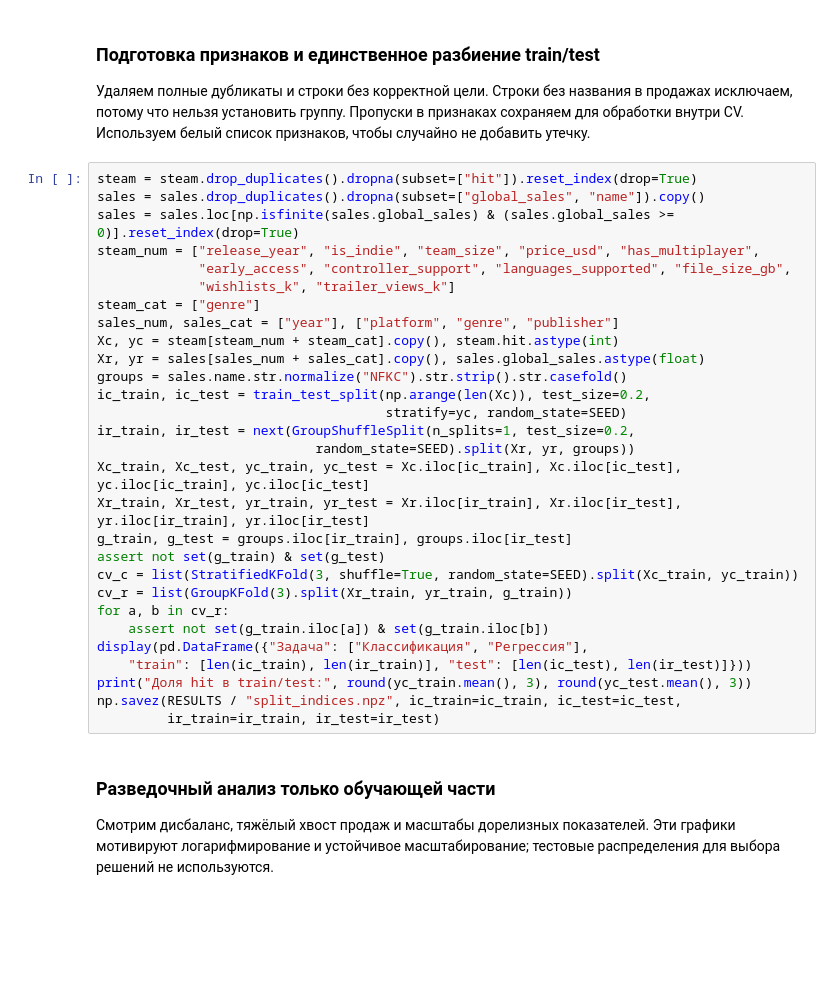
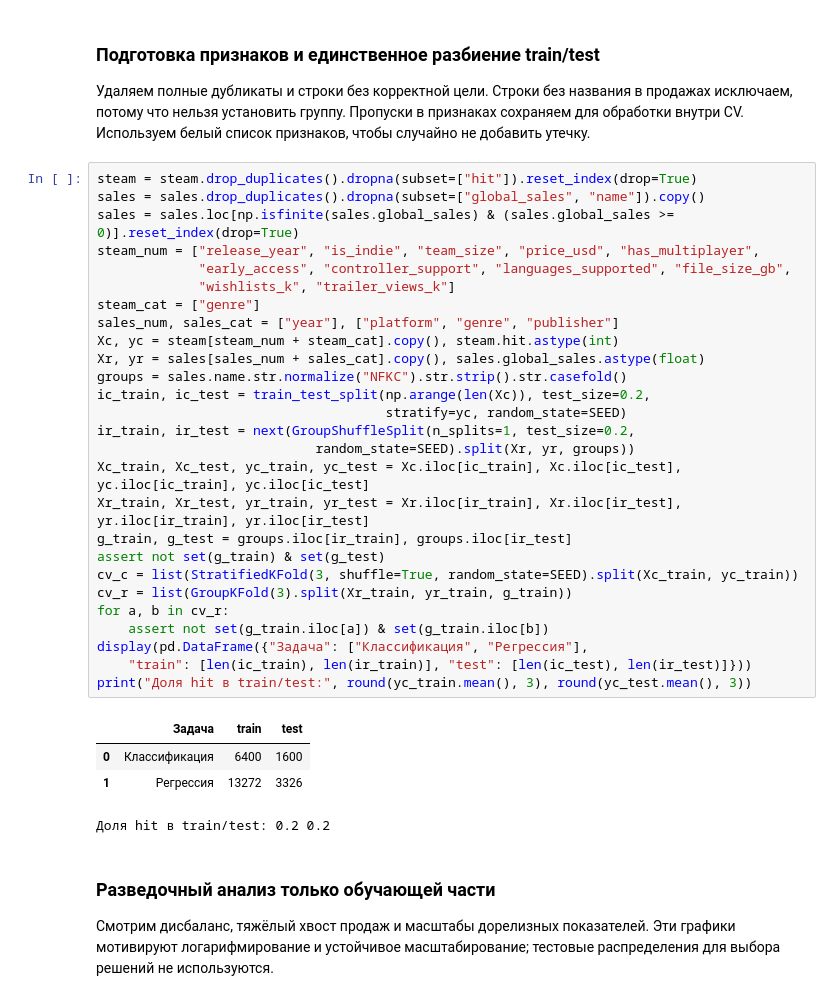
Before and after one commit to skelet0no/knn-classification-regression-labs, a Jupyter notebook: research-1.ipynb, the cells around one changed output. Saved outputs shown, nothing was run; the diff lists cells and outputs as text; blank space fills up the shorter version.

```diff
--- a/research-1.ipynb
+++ b/research-1.ipynb
@@ -97,32 +112,35 @@ assert steam.game_id.is_unique
 # %%
 steam = steam.drop_duplicates().dropna(subset=["hit"]).reset_index(drop=True)
 sales = sales.drop_duplicates().dropna(subset=["global_sales", "name"]).copy()
 sales = sales.loc[np.isfinite(sales.global_sales) & (sales.global_sales >= 0)].reset_index(drop=True)
 steam_num = ["release_year", "is_indie", "team_size", "price_usd", "has_multiplayer",
              "early_access", "controller_support", "languages_supported", "file_size_gb",
              "wishlists_k", "trailer_views_k"]
 steam_cat = ["genre"]
 sales_num, sales_cat = ["year"], ["platform", "genre", "publisher"]
 Xc, yc = steam[steam_num + steam_cat].copy(), steam.hit.astype(int)
 Xr, yr = sales[sales_num + sales_cat].copy(), sales.global_sales.astype(float)
 groups = sales.name.str.normalize("NFKC").str.strip().str.casefold()
 ic_train, ic_test = train_test_split(np.arange(len(Xc)), test_size=0.2,
                                      stratify=yc, random_state=SEED)
 ir_train, ir_test = next(GroupShuffleSplit(n_splits=1, test_size=0.2,
                             random_state=SEED).split(Xr, yr, groups))
 Xc_train, Xc_test, yc_train, yc_test = Xc.iloc[ic_train], Xc.iloc[ic_test], yc.iloc[ic_train], yc.iloc[ic_test]
 Xr_train, Xr_test, yr_train, yr_test = Xr.iloc[ir_train], Xr.iloc[ir_test], yr.iloc[ir_train], yr.iloc[ir_test]
 g_train, g_test = groups.iloc[ir_train], groups.iloc[ir_test]
 assert not set(g_train) & set(g_test)
 cv_c = list(StratifiedKFold(3, shuffle=True, random_state=SEED).split(Xc_train, yc_train))
 cv_r = list(GroupKFold(3).split(Xr_train, yr_train, g_train))
 for a, b in cv_r:
     assert not set(g_train.iloc[a]) & set(g_train.iloc[b])
 display(pd.DataFrame({"Задача": ["Классификация", "Регрессия"],
     "train": [len(ic_train), len(ir_train)], "test": [len(ic_test), len(ir_test)]}))
 print("Доля hit в train/test:", round(yc_train.mean(), 3), round(yc_test.mean(), 3))
-np.savez(RESULTS / "split_indices.npz", ic_train=ic_train, ic_test=ic_test,
-         ir_train=ir_train, ir_test=ir_test)
+# %% [output]
+|  | Задача | train | test |
+| 0 | Классификация | 6400 | 1600 |
+| 1 | Регрессия | 13272 | 3326 |
+Доля hit в train/test: 0.2 0.2
 # %% [markdown]
 ### Разведочный анализ только обучающей части
 Смотрим дисбаланс, тяжёлый хвост продаж и масштабы дорелизных показателей. Эти графики мотивируют логарифмирование и устойчивое масштабирование; тестовые распределения для выбора решений не используются.
```
Also changed, not shown: parts of 17 cells of this notebook, 5 other files.
